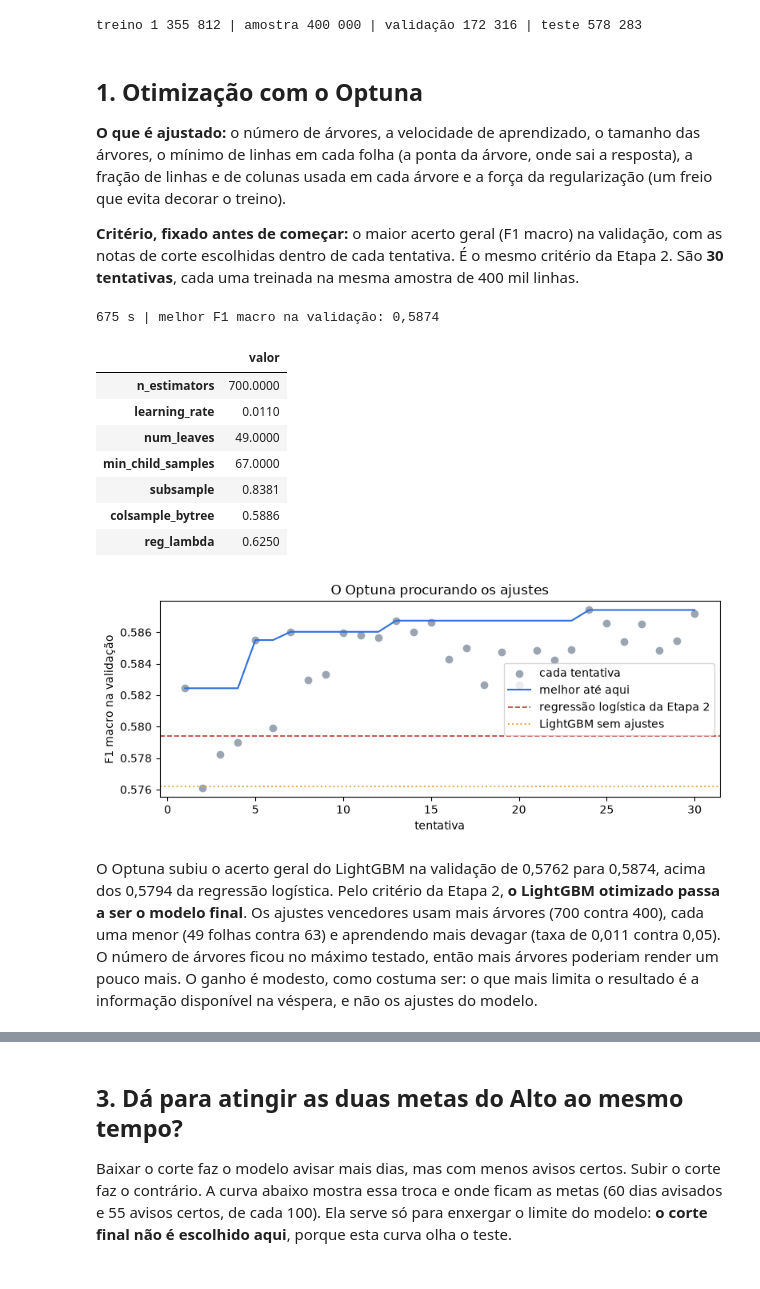
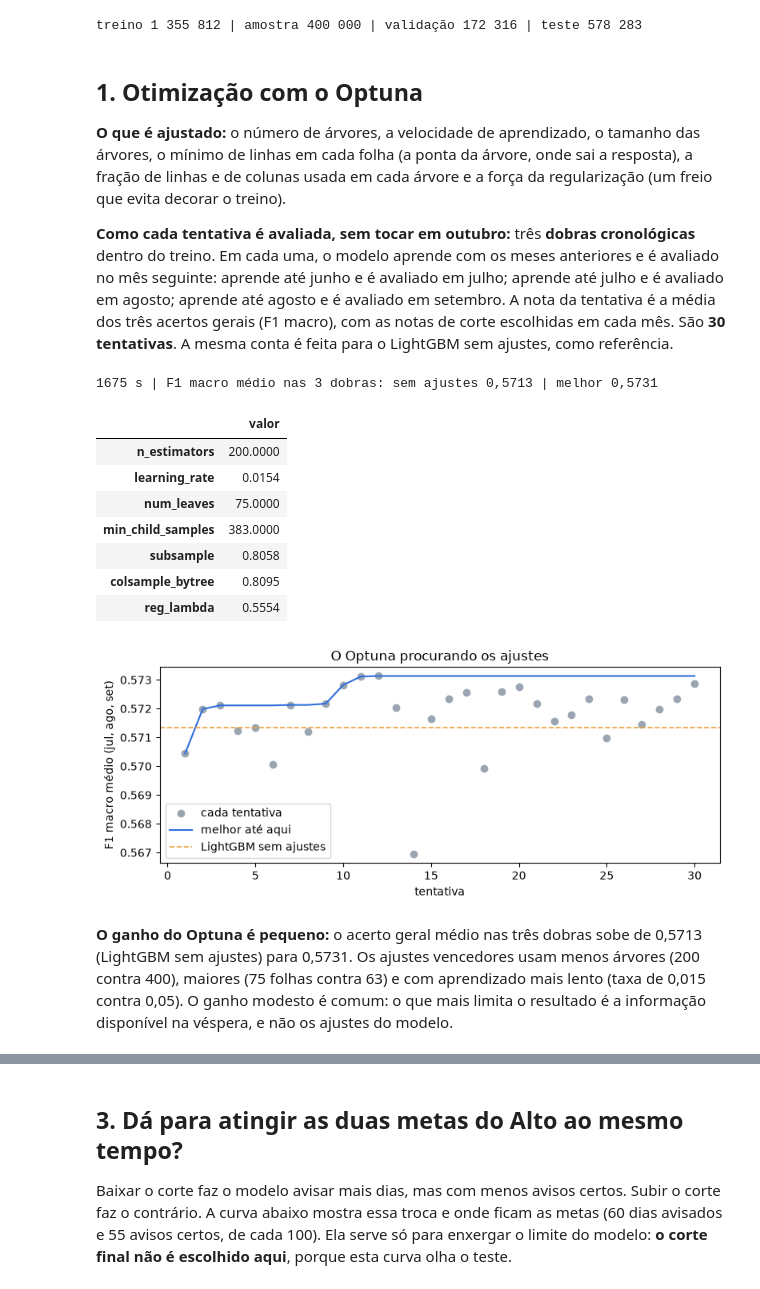
Before and after one commit to heliogil/risco-incendio-municipio, a Jupyter notebook: 03_otimizacao_ia_responsavel.ipynb, the cells around one changed output, grey strips where cells are left out. Cells and saved outputs as stored; diff of their text form; code cells hidden in the pictures.

```diff
--- a/03_otimizacao_ia_responsavel.ipynb
+++ b/03_otimizacao_ia_responsavel.ipynb
@@ -66,9 +70,11 @@ treino 1 355 812 | amostra 400 000 | validação 172 316 | teste 578 283
 em cada folha (a ponta da árvore, onde sai a resposta), a fração de linhas e de colunas usada em cada árvore e a
 força da regularização (um freio que evita decorar o treino).
 
-**Critério, fixado antes de começar:** o maior acerto geral (F1 macro) na validação, com as notas de corte escolhidas
-dentro de cada tentativa. É o mesmo critério da Etapa 2. São **30 tentativas**, cada uma treinada na mesma amostra
-de 400 mil linhas.
+**Como cada tentativa é avaliada, sem tocar em outubro:** três **dobras cronológicas** dentro do treino. Em cada uma, o
+modelo aprende com os meses anteriores e é avaliado no mês seguinte: aprende até junho e é avaliado em julho; aprende até
+julho e é avaliado em agosto; aprende até agosto e é avaliado em setembro. A nota da tentativa é a média dos três acertos
+gerais (F1 macro), com as notas de corte escolhidas em cada mês. São **30 tentativas**. A mesma conta é feita para o
+LightGBM sem ajustes, como referência.
 # %%
 GRADE_ALTO = np.round(np.arange(0.20, 0.76, 0.05), 2)
 GRADE_MEDIO = (0.40, 0.45, 0.50, 0.55, 0.60)
@@ -77,53 +83,67 @@ def melhores_cortes(y, prob):
     # Grade mais curta que a da Etapa 2, para caber em cada tentativa do Optuna.
     return pm.escolher_cortes(y, prob, GRADE_ALTO, GRADE_MEDIO)
 
+# Três dobras cronológicas dentro do treino: aprende com os meses anteriores e é avaliada no mês seguinte.
+# Outubro (a validação) fica de fora do Optuna.
+DOBRAS = []
+for mes in ['2024-07', '2024-08', '2024-09']:
+    antes = treino[treino['dia'] < pd.Timestamp(f'{mes}-01')]
+    amostra_dobra = antes.sample(min(400_000, len(antes)), random_state=SEMENTE)
+    do_mes = treino[treino['dia'].dt.to_period('M') == pd.Period(mes)]
+    DOBRAS.append((amostra_dobra[pm.FEATURES], amostra_dobra['nivel_risco'].astype(str),
+                   do_mes[pm.FEATURES], do_mes['nivel_risco'].astype(str)))
+
+def nota_nas_dobras(ajustes):
+    notas = []
+    for X_dobra, y_dobra, X_mes, y_mes in DOBRAS:
+        modelo_dobra = lgb.LGBMClassifier(**ajustes, **COMUM).fit(X_dobra, y_dobra)
+        notas.append(melhores_cortes(y_mes, pm.probabilidades(modelo_dobra, X_mes))[2])
+    return float(np.mean(notas))
+
 def tentativa(trial):
-    ajustes = dict(n_estimators=trial.suggest_int('n_estimators', 150, 700, step=50),
-                   learning_rate=trial.suggest_float('learning_rate', 0.01, 0.15, log=True),
-                   num_leaves=trial.suggest_int('num_leaves', 15, 127),
-                   min_child_samples=trial.suggest_int('min_child_samples', 20, 400),
-                   subsample=trial.suggest_float('subsample', 0.6, 1.0),
-                   colsample_bytree=trial.suggest_float('colsample_bytree', 0.5, 1.0),
-                   reg_lambda=trial.suggest_float('reg_lambda', 1e-2, 50, log=True))
-    modelo = lgb.LGBMClassifier(**ajustes, subsample_freq=1, **COMUM).fit(X_am, y_am)
-    return melhores_cortes(y_va, pm.probabilidades(modelo, X_va))[2]
+    return nota_nas_dobras(dict(n_estimators=trial.suggest_int('n_estimators', 150, 700, step=50),
+                                learning_rate=trial.suggest_float('learning_rate', 0.01, 0.15, log=True),
+                                num_leaves=trial.suggest_int('num_leaves', 15, 127),
+                                min_child_samples=trial.suggest_int('min_child_samples', 20, 400),
+                                subsample=trial.suggest_float('subsample', 0.6, 1.0),
+                                colsample_bytree=trial.suggest_float('colsample_bytree', 0.5, 1.0),
+                                reg_lambda=trial.suggest_float('reg_lambda', 1e-2, 50, log=True),
+                                subsample_freq=1))
 
 inicio = time.time()
+nota_sem_ajustes = nota_nas_dobras(AJUSTES_ETAPA2)
 estudo = optuna.create_study(direction='maximize', sampler=optuna.samplers.TPESampler(seed=SEMENTE))
 estudo.optimize(tentativa, n_trials=30)
-print(f'{time.time() - inicio:.0f} s | melhor F1 macro na validação: {estudo.best_value:.4f}'.replace('.', ','))
+print(f'{time.time() - inicio:.0f} s | F1 macro médio nas 3 dobras: sem ajustes {nota_sem_ajustes:.4f} | melhor {estudo.best_value:.4f}'.replace('.', ','))
 (RESULTADOS / 'melhores_ajustes.json').write_text(json.dumps(estudo.best_params, indent=1))
 pd.Series(estudo.best_params).round(4).to_frame('valor')
 # %% [output]
-675 s | melhor F1 macro na validação: 0,5874
+1675 s | F1 macro médio nas 3 dobras: sem ajustes 0,5713 | melhor 0,5731
 |  | valor |
-| n_estimators | 700.0000 |
-| learning_rate | 0.0110 |
-| num_leaves | 49.0000 |
-| min_child_samples | 67.0000 |
-| subsample | 0.8381 |
-| colsample_bytree | 0.5886 |
-| reg_lambda | 0.6250 |
+| n_estimators | 200.0000 |
+| learning_rate | 0.0154 |
+| num_leaves | 75.0000 |
+| min_child_samples | 383.0000 |
+| subsample | 0.8058 |
+| colsample_bytree | 0.8095 |
+| reg_lambda | 0.5554 |
 # %%
-f1_etapa2 = pd.read_csv(RAIZ / 'resultados' / 'etapa2' / 'cortes_validacao.csv', index_col=0)['f1_macro_validacao']
 historico = pd.Series([t.value for t in estudo.trials], index=range(1, len(estudo.trials) + 1))
 fig, eixo = plt.subplots(figsize=(8, 3.4))
 eixo.scatter(historico.index, historico.values, color=CINZA, label='cada tentativa')
 eixo.plot(historico.index, historico.cummax(), color=AZUL, label='melhor até aqui')
-eixo.axhline(f1_etapa2['Regressão logística'], color=VERMELHO, linestyle='--', linewidth=1.2, label='regressão logística da Etapa 2')
-eixo.axhline(f1_etapa2['LightGBM'], color=LARANJA, linestyle=':', linewidth=1.4, label='LightGBM sem ajustes')
+eixo.axhline(nota_sem_ajustes, color=LARANJA, linestyle='--', linewidth=1.2, label='LightGBM sem ajustes')
 eixo.set_xlabel('tentativa')
-eixo.set_ylabel('F1 macro na validação')
+eixo.set_ylabel('F1 macro médio (jul, ago, set)')
 eixo.set_title('O Optuna procurando os ajustes')
 eixo.legend()
 plt.tight_layout()
 plt.show()
 # %% [output]
-[figure, old version]
+[figure, new version]
 # %% [markdown]
-O Optuna subiu o acerto geral do LightGBM na validação de 0,5762 para 0,5874, acima dos 0,5794 da regressão logística. Pelo
-critério da Etapa 2, **o LightGBM otimizado passa a ser o modelo final**. Os ajustes vencedores usam mais árvores (700 contra
-400), cada uma menor (49 folhas contra 63) e aprendendo mais devagar (taxa de 0,011 contra 0,05). O número de árvores ficou
-no máximo testado, então mais árvores poderiam render um pouco mais. O ganho é modesto, como costuma ser: o que mais limita
-o resultado é a informação disponível na véspera, e não os ajustes do modelo.
+**O ganho do Optuna é pequeno:** o acerto geral médio nas três dobras sobe de 0,5713 (LightGBM sem ajustes) para 0,5731.
+Os ajustes vencedores usam menos árvores (200 contra 400), maiores (75 folhas contra 63) e com aprendizado mais lento
+(taxa de 0,015 contra 0,05). O ganho modesto é comum: o que mais limita o resultado é a informação disponível na véspera,
+e não os ajustes do modelo.
 # %% [markdown]
```
Also changed, not shown: parts of 23 cells of this notebook, 38 other files.
